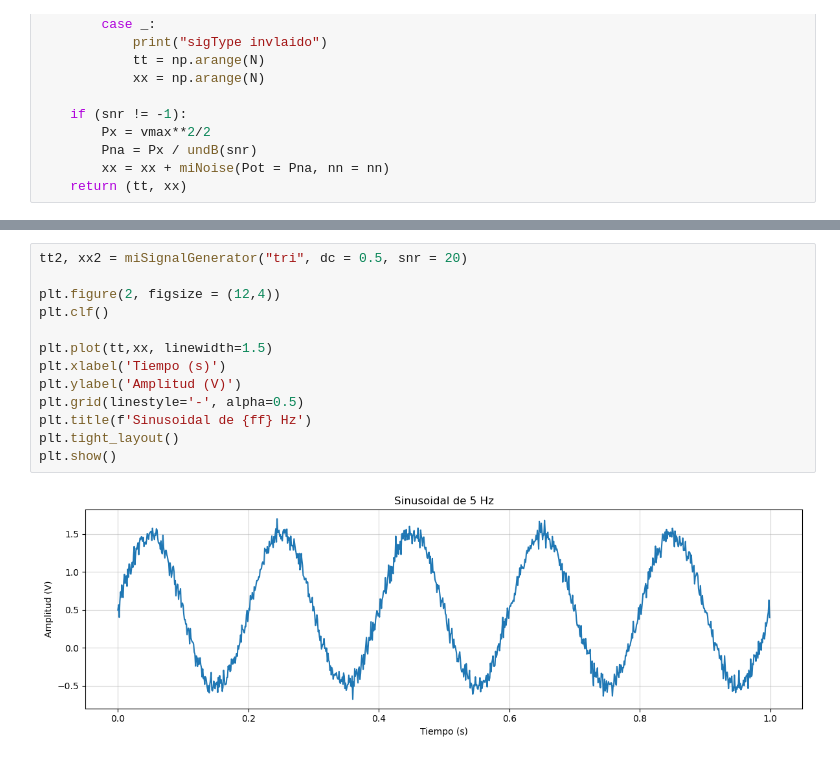
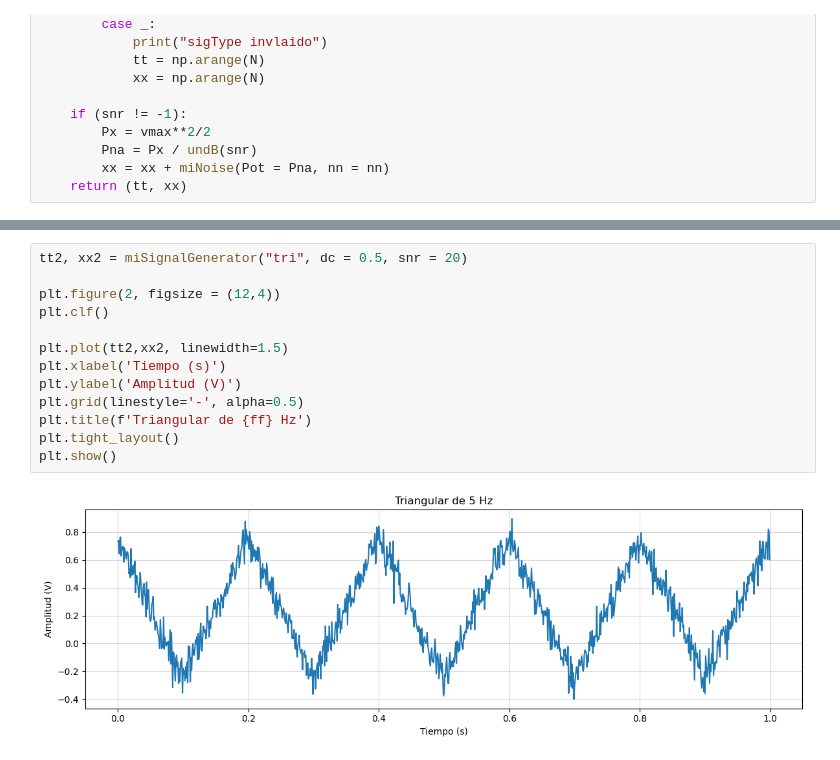
Before and after one commit to Ada-Gomory/DSP, a Jupyter notebook: ts/ts1/ts1.ipynb, the cells around one changed output, grey strips where cells are left out. Cells and saved outputs as stored; diff of their text form.

```diff
--- a/ts/ts1/ts1.ipynb
+++ b/ts/ts1/ts1.ipynb
@@ -119,15 +119,15 @@ plt.show()
 # %%
 tt2, xx2 = miSignalGenerator("tri", dc = 0.5, snr = 20)
 
 plt.figure(2, figsize = (12,4))
 plt.clf()
 
-plt.plot(tt,xx, linewidth=1.5)
+plt.plot(tt2,xx2, linewidth=1.5)
 plt.xlabel('Tiempo (s)')
 plt.ylabel('Amplitud (V)')
 plt.grid(linestyle='-', alpha=0.5)
-plt.title(f'Sinusoidal de {ff} Hz')
+plt.title(f'Triangular de {ff} Hz')
 plt.tight_layout()
 plt.show()
 # %% [output]
-[figure, old version]
+[figure, new version]
```
Also changed, not shown: parts of 1 cell of this notebook, 1 other file.
